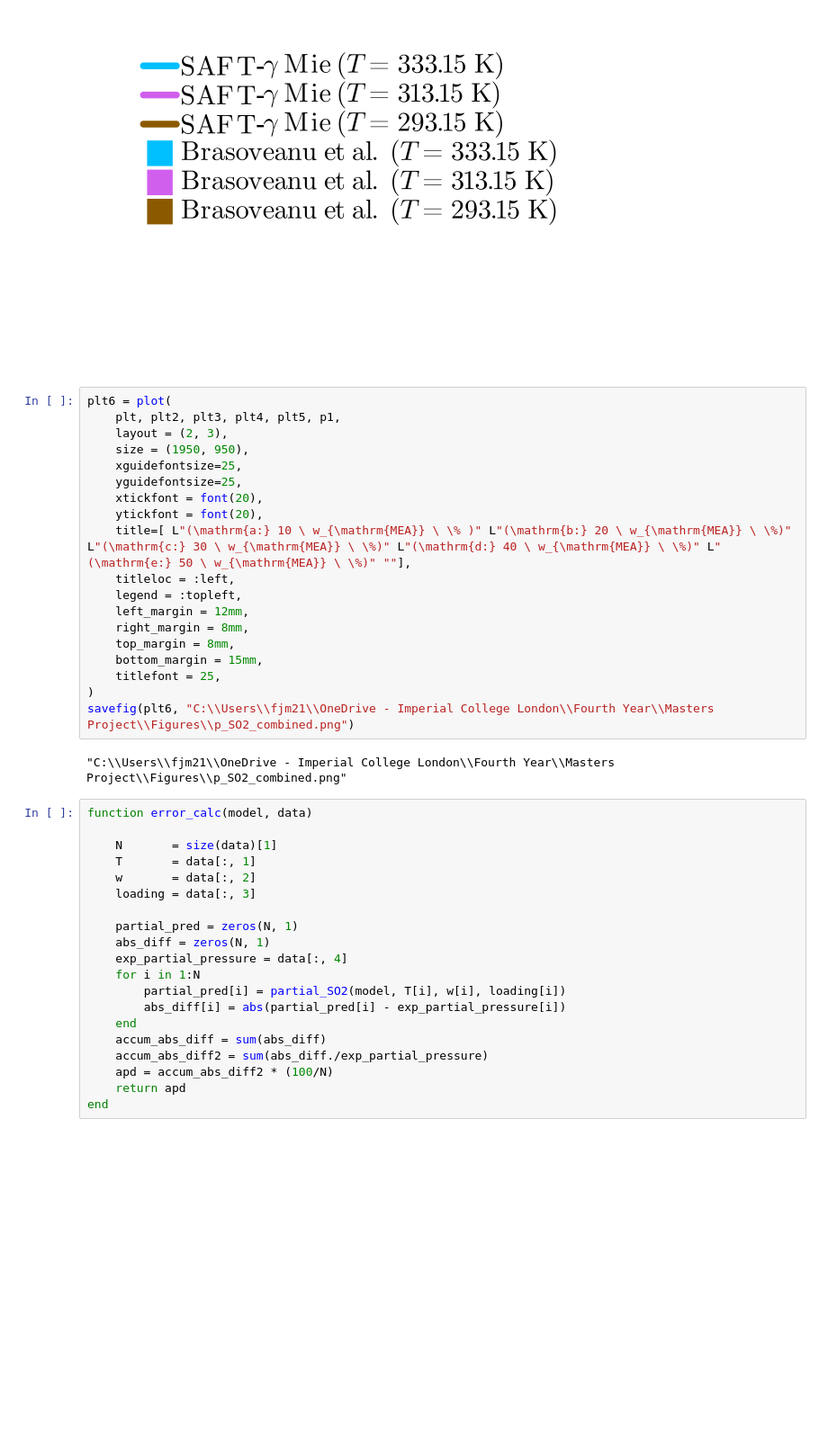
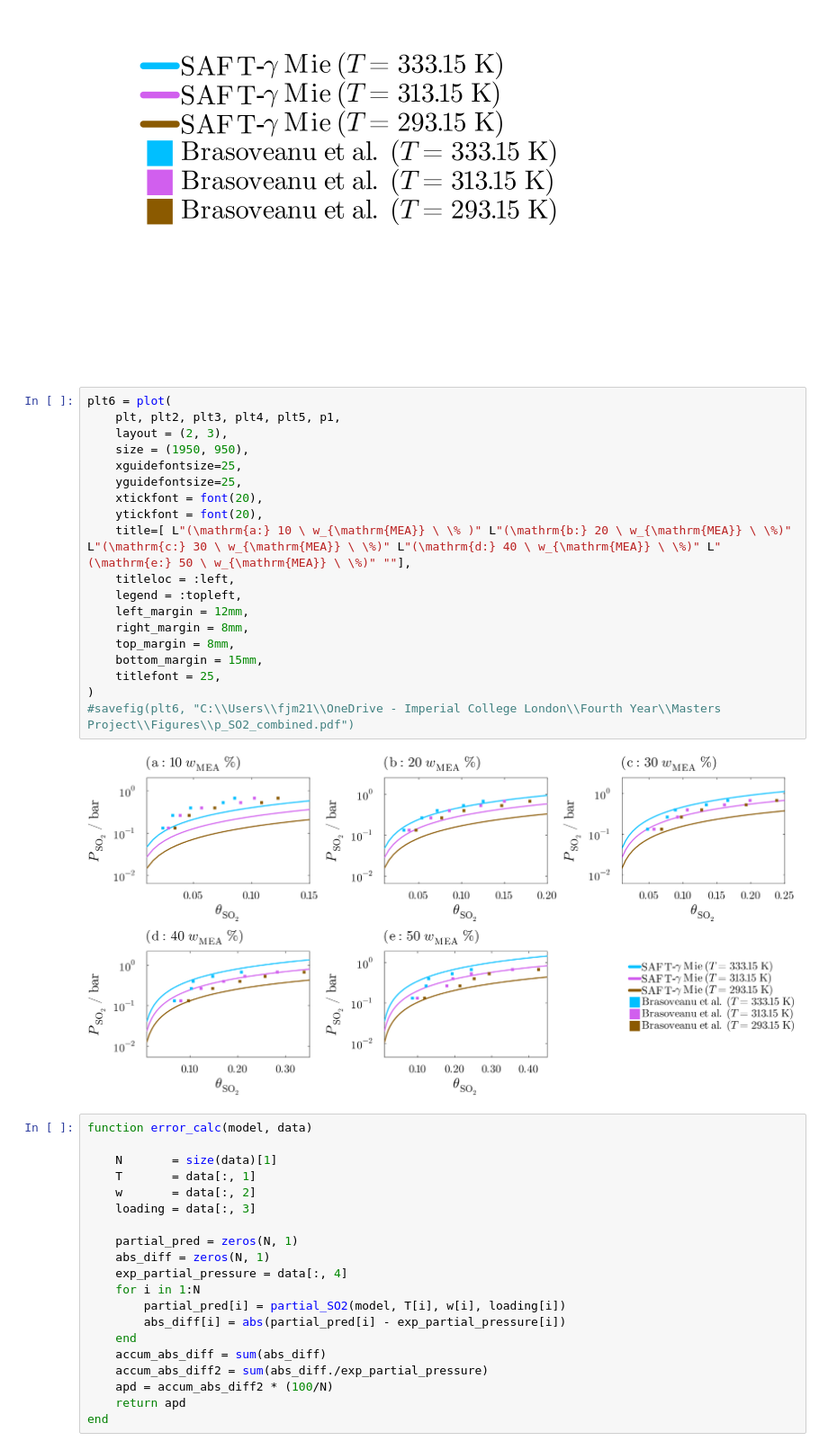
Before and after one commit to freddymartin03/Computational-Thermodynamics-4th-Year-project, a Jupyter notebook: Week 9/parameter_estimation_SO2.ipynb, the cells around one changed output. Shown at 90% size. Cells and saved outputs as stored; diff of their text form; blank space fills up the shorter version.

```diff
--- a/Week 9/parameter_estimation_SO2.ipynb
+++ b/Week 9/parameter_estimation_SO2.ipynb
@@ -836,24 +751,24 @@ plot!(p1, [x_dummy], [y_dummy], framestyle=:none, seriestype=:scatter, marker=:s
 # %%
 plt6 = plot(
     plt, plt2, plt3, plt4, plt5, p1,
     layout = (2, 3),
     size = (1950, 950),
     xguidefontsize=25,
     yguidefontsize=25,
     xtickfont = font(20),
     ytickfont = font(20),
     title=[ L"(\mathrm{a:} 10 \ w_{\mathrm{MEA}} \ \% )" L"(\mathrm{b:} 20 \ w_{\mathrm{MEA}} \ \%)" L"(\mathrm{c:} 30 \ w_{\mathrm{MEA}} \ \%)" L"(\mathrm{d:} 40 \ w_{\mathrm{MEA}} \ \%)" L"(\mathrm{e:} 50 \ w_{\mathrm{MEA}} \ \%)" ""],
     titleloc = :left,
     legend = :topleft,
     left_margin = 12mm,
     right_margin = 8mm,
     top_margin = 8mm,
     bottom_margin = 15mm,
     titlefont = 25,
 )
-savefig(plt6, "C:\\Users\\fjm21\\OneDrive - Imperial College London\\Fourth Year\\Masters Project\\Figures\\p_SO2_combined.png")
+#savefig(plt6, "C:\\Users\\fjm21\\OneDrive - Imperial College London\\Fourth Year\\Masters Project\\Figures\\p_SO2_combined.pdf")
 # %% [output]
-"C:\\Users\\fjm21\\OneDrive - Imperial College London\\Fourth Year\\Masters Project\\Figures\\p_SO2_combined.png"
+[figure, added]
 # %%
 function error_calc(model, data)
 
```
Also changed, not shown: parts of 7 cells of this notebook, 2 other files.
